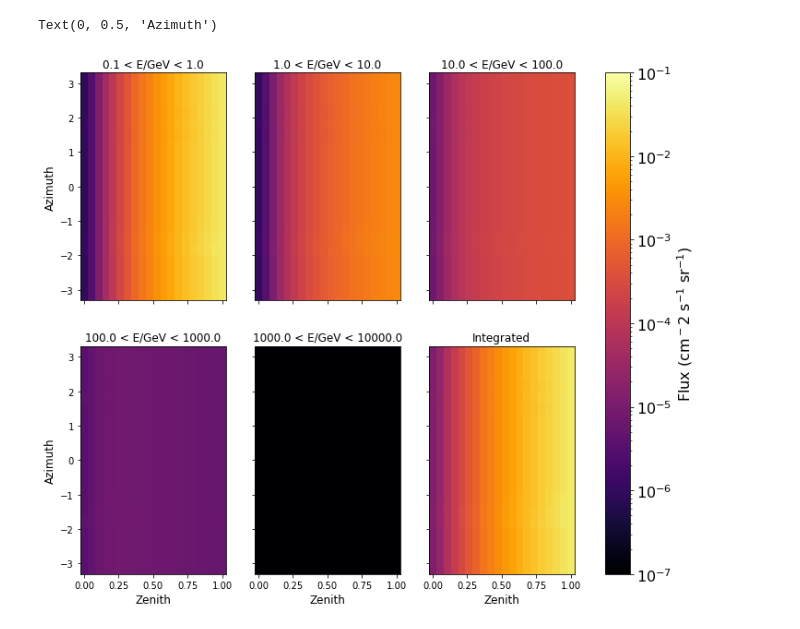
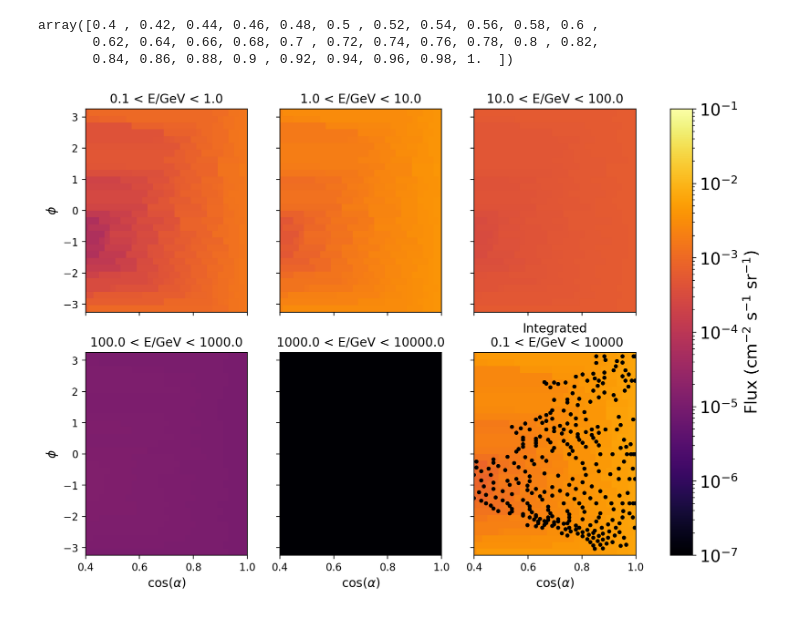
Before and after one commit to LeslieRogers/MuonPredictions, a Jupyter notebook: MCeQfluxplots.ipynb, the cells around one changed output. Drawn from its saved outputs; the diff is of its cells as text; code cells hidden in the pictures.

```diff
--- a/MCeQfluxplots.ipynb
+++ b/MCeQfluxplots.ipynb
@@ -122,0 +33,2 @@ listofpoints_alpha,listofpoints_beta=np.meshgrid(alphas, betas)
+# %%
+mussimData=pd.read_hdf("./MCeQoutputJustValidRegion2.h5")
@@ -123,10 +76,7 @@ listofpoints_alpha,listofpoints_beta=np.meshgrid(alphas, betas)
 # %%
 
-#These to be replaced with the real lists soon
 UnitVectors=[]
-listofpoints_alpha=listofpoints_alpha.flatten()
-listofpoints_beta=listofpoints_beta.flatten()
-d2r=np.pi/180
+d2r=1
 
 # Make 3D unit vectors on the sphere for each point available
 for i in range(0, len(listofpoints_alpha)):
@@ -141,6 +91,7 @@ def ClosestPoint(a,b):
 # %%
 #Get a continously interpolated F(E) function for nearest a and b
 def GetEnergyFunction(a,b,EPower=3):
+    ECut=1e5
     besta,bestb,idx=ClosestPoint(a,b)
     dataSubSet=mussimData[(mussimData.alpha==besta) & (mussimData.beta==bestb) & (mussimData.Energies<ECut)]
     interpfun= interpolate.interp1d(dataSubSet.Energies,dataSubSet.MuFLux)
@@ -165,9 +136,9 @@ EBins=np.logspace(-1,4,6)
 # %%
 #Plot muon fluxes vs energy
-cosa_sample=np.linspace(0,1,20)
-a_sample=np.arccos(cosa_sample)
-b_sample=np.linspace(-np.pi,np.pi,20)
-cosa_mesh, b_mesh=np.meshgrid(cosa_sample,b_sample)
+cosa_sample=np.arange(0.4,1.02,0.02)
+a_sample=np.arccos(cosa_sample-1e-2)
+b_sample=np.linspace(-np.pi,np.pi,30)
+cosa_mesh, b_mesh=np.meshgrid(b_sample,cosa_sample)
 fluxmeshes=[]
 
 
@@ -192,26 +178,34 @@ ValueError: A value in x_new is above the interpolation range.
+# %%
+cosa_sample
+# %% [output]
+array([0.4 , 0.42, 0.44, 0.46, 0.48, 0.5 , 0.52, 0.54, 0.56, 0.58, 0.6 ,
+       0.62, 0.64, 0.66, 0.68, 0.7 , 0.72, 0.74, 0.76, 0.78, 0.8 , 0.82,
+       0.84, 0.86, 0.88, 0.9 , 0.92, 0.94, 0.96, 0.98, 1.  ])
 # %%
-fig, axes = plt.subplots(nrows=2, ncols=3,figsize=(12,10), sharex=True, sharey=True)
-cmap = plt.get_cmap('Blues')
+nstart=3
+fig, axes = plt.subplots(nrows=2, ncols=3,figsize=(12,8),dpi=200, sharex=True, sharey=True)
 for iax in range(0,len(axes.flat)-1):
     ax=axes.flatten()[iax]
     im=ax.pcolormesh(cosa_sample,b_sample,np.transpose(fluxmeshes[iax]),norm=mpl.colors.LogNorm(vmin=1e-7, vmax=1e-1),cmap='inferno',shading='auto')
     ax.set_title(str(EBins[iax])+ " < E/GeV < " + str(EBins[iax+1]))
-cbar=fig.colorbar(im, ax=axes.ravel().tolist(),label='Flux (cm$^-2$ s$^{-1}$ sr$^{-1}$)')
-cbar.set_label('Flux (cm$^-2$ s$^{-1}$ sr$^{-1}$)',fontsize=16)
+    ax.set_xlim(0.4,1)
+cbar=fig.colorbar(im, ax=axes.ravel().tolist(),label='Flux (cm$^{-2}$ s$^{-1}$ sr$^{-1}$)')
+cbar.set_label('Flux (cm$^{-2}$ s$^{-1}$ sr$^{-1}$)',fontsize=16)
 cbar.ax.tick_params(labelsize=16)
 totalflux=np.zeros_like(fluxmeshes[0])
 for m in fluxmeshes:
     totalflux+=m
 ax=axes.flatten()[-1]
 im=ax.pcolormesh(cosa_sample,b_sample,np.transpose(totalflux),norm=mpl.colors.LogNorm(vmin=1e-7, vmax=1e-1),cmap='inferno',shading='auto')
-ax.set_title("Integrated")
+ax.set_title("Integrated\n 0.1 < E/GeV < 10000")
+ax.plot(np.cos(np.array(listofpoints_alpha)*d2r),np.array(listofpoints_beta)*d2r,'.',color='black')
+axes[1,0].set_xlabel(r"cos($\alpha$)",fontsize=12)
+axes[1,1].set_xlabel(r"cos($\alpha$)",fontsize=12)
+axes[1,2].set_xlabel(r"cos($\alpha$)",fontsize=12)
 
-axes[1,0].set_xlabel("Zenith",fontsize=12)
-axes[1,1].set_xlabel("Zenith",fontsize=12)
-axes[1,2].set_xlabel("Zenith",fontsize=12)
+axes[1,0].set_ylabel(r"$\phi$",fontsize=12)
+axes[0,0].set_ylabel(r"$\phi$",fontsize=12)
 
-axes[1,0].set_ylabel("Azimuth",fontsize=12)
-axes[0,0].set_ylabel("Azimuth",fontsize=12)
+plt.savefig("MCEgFluxFix.png",dpi=200)
 # %% [output]
-Text(0, 0.5, 'Azimuth')
-[figure, old version]
+[figure, new version]
```
Also changed, not shown: parts of 22 cells of this notebook.
